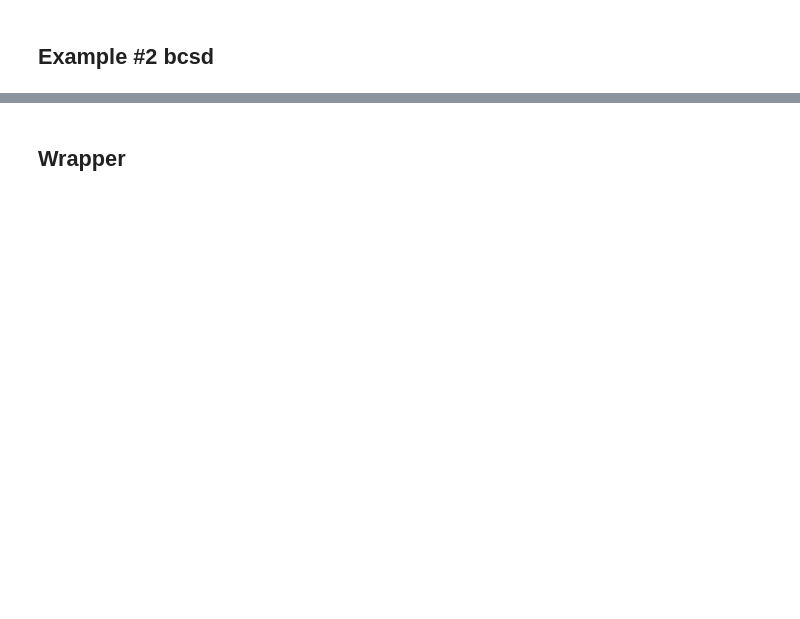
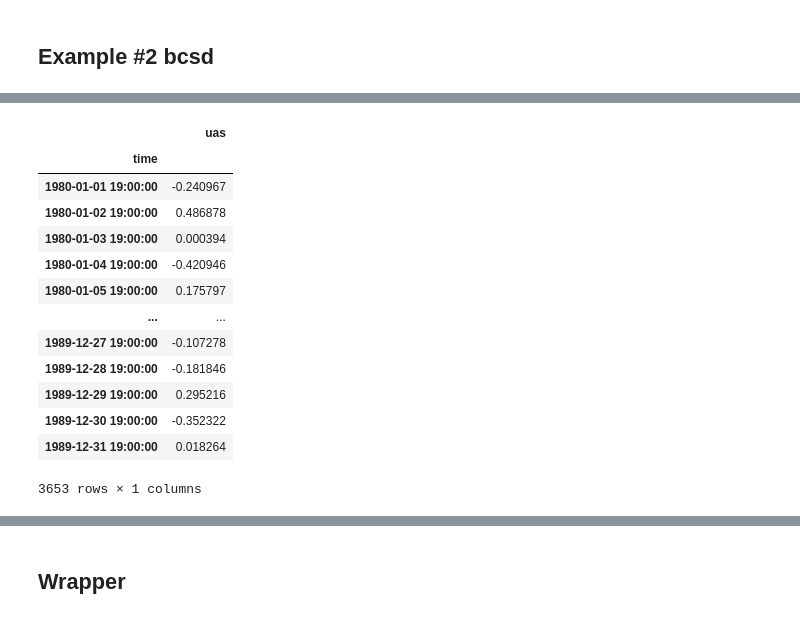
Before and after one commit to pangeo-data/scikit-downscale, a Jupyter notebook: examples/2020ECAHM-scikit-downscale.ipynb, the cells around one changed output, grey strips where cells are left out. Cells and saved outputs as stored; diff of their text form; code cells hidden in the pictures; blank space fills up the shorter version.

```diff
--- a/examples/2020ECAHM-scikit-downscale.ipynb
+++ b/examples/2020ECAHM-scikit-downscale.ipynb
@@ -237,0 +563,4 @@ ds_past, ds_fut = _regroup_models_bytime(ds_meas_noleap, ds_hist_dt, ds_rcp85_dt
+# %%
+# open a small measured dataset
+da_meas = xr.open_dataset('data/uas/uas.gridMET.NAM-44i.Colorado.19801990.nc')['uas']
+da_meas
@@ -237,0 +626,19 @@ ds_past, ds_fut = _regroup_models_bytime(ds_meas_noleap, ds_hist_dt, ds_rcp85_dt
+# %%
+
+target = da_meas.sel(lat=40.25, lon=-109.2, method='nearest').squeeze().to_dataframe()[['uas']]
+target
+# %% [output]
+|  | uas |
+| time |  |
+| 1980-01-01 19:00:00 | -0.240967 |
+| 1980-01-02 19:00:00 | 0.486878 |
+| 1980-01-03 19:00:00 | 0.000394 |
+| 1980-01-04 19:00:00 | -0.420946 |
+| 1980-01-05 19:00:00 | 0.175797 |
+| ... | ... |
+| 1989-12-27 19:00:00 | -0.107278 |
+| 1989-12-28 19:00:00 | -0.181846 |
+| 1989-12-29 19:00:00 | 0.295216 |
+| 1989-12-30 19:00:00 | -0.352322 |
+| 1989-12-31 19:00:00 | 0.018264 |
+3653 rows × 1 columns
```
Also changed, not shown: parts of 36 cells of this notebook.
